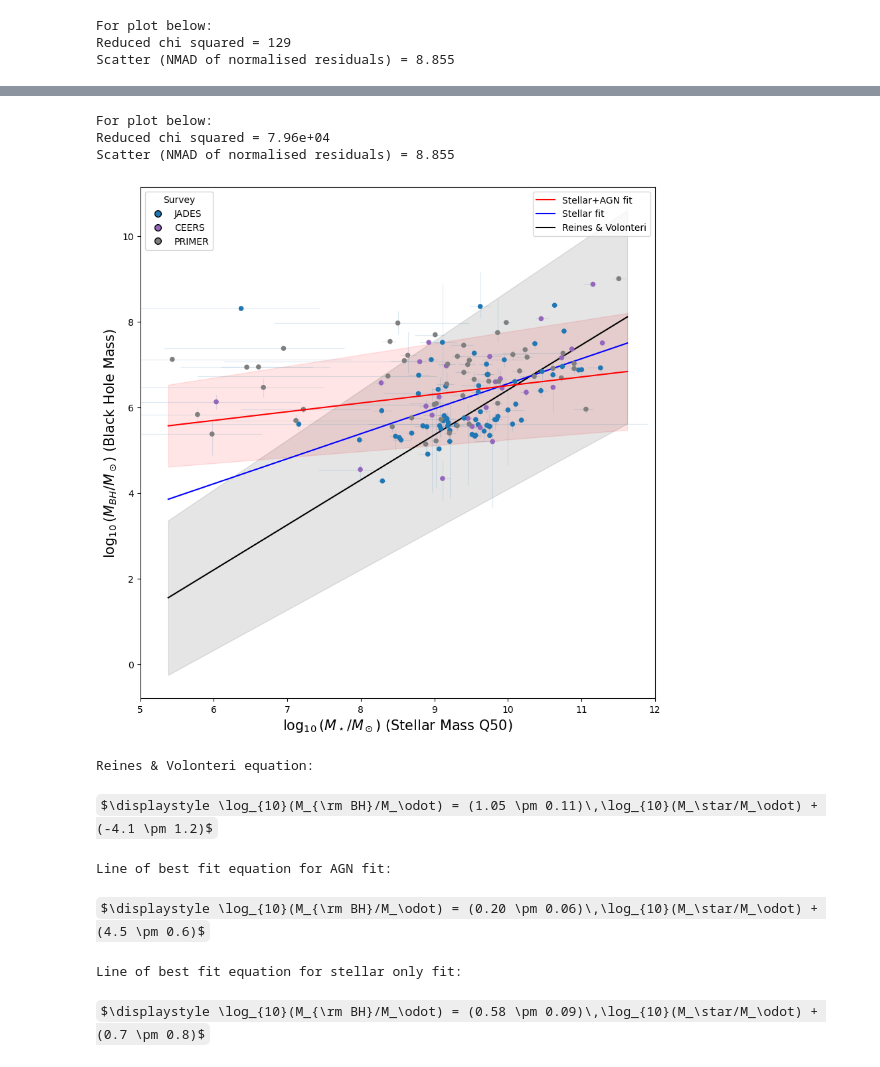
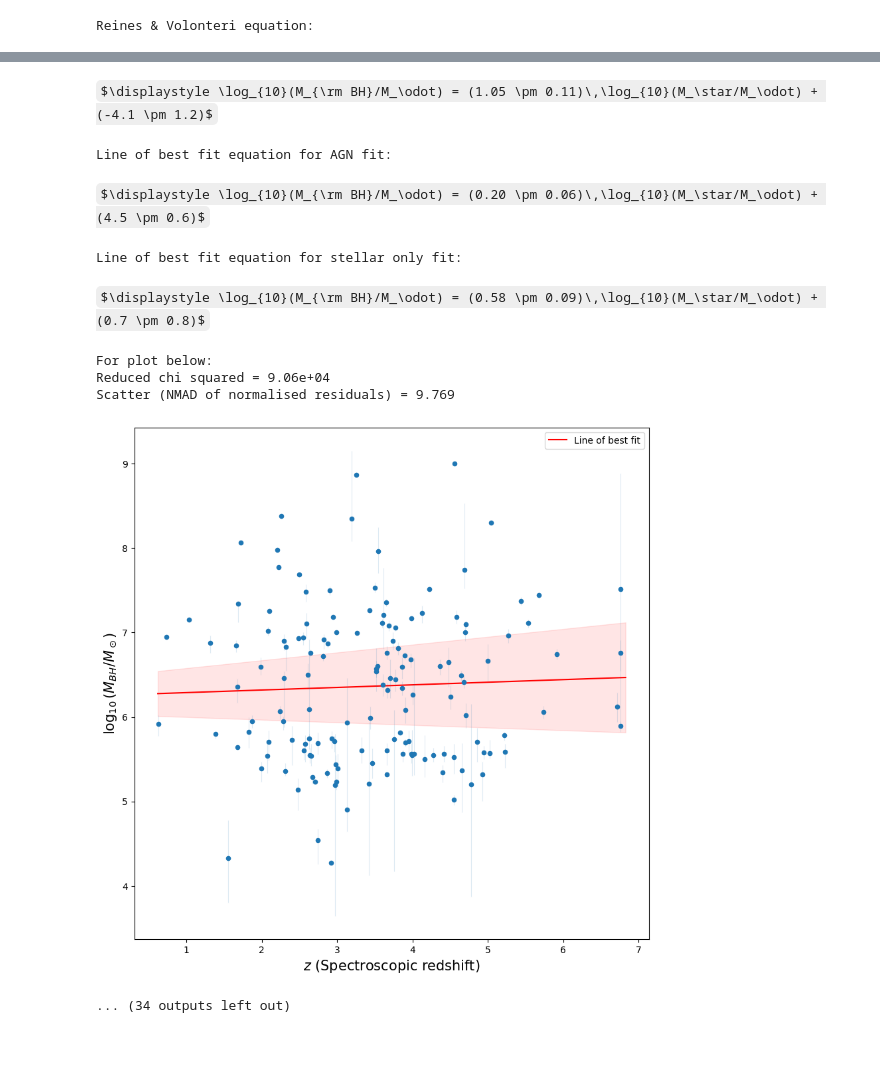
Before and after one commit to a-tg161/Summer_project, a Jupyter notebook: Jupyter_notebooks/Plotting_bh_vs_sm.ipynb, the cells around one changed output, grey strips where cells are left out. Cells and saved outputs as stored; diff of their text form; code cells hidden in the pictures; some formulas as TeX source.

```diff
--- a/Jupyter_notebooks/Plotting_bh_vs_sm.ipynb
+++ b/Jupyter_notebooks/Plotting_bh_vs_sm.ipynb
@@ -670,7 +674,7 @@ def bhm_vs_sm_plot(stellar_table, stellar_AGN_table):
         rf" + ({inter_stellar} \pm {inter_err_stellar})$"
     ))
 # %%
-def plot_against_z(z, y, y_lower_err, y_upper_err, plot_colours, y_label, log, fill):
+def plot_against_z(z, y, y_lower_err, y_upper_err, plot_colours, mask, y_label, log, fill, ax):
     """
     Plots a given y parameter against redshift and fits best line.
     """
@@ -680,7 +684,17 @@ def plot_against_z(z, y, y_lower_err, y_upper_err, plot_colours, y_label, log, f
         y_upper_err = np.log10(y + y_upper_err) - np.log10(y) #log10
         y = np.log10(y) #log10
 
-        y_label = r'$\log_{10}$('+ y_label + ")"
+        y_label = r'$\log_{10}$'+ y_label
+
+    if mask is not None:
+        y = y[mask]
+        y_lower_err = y_lower_err[mask]
+        y_upper_err = y_upper_err[mask]
+        z = z[mask]
+
+    if ax is None:
+
+        fig, ax = plt.subplots(figsize=(10,10))
 
     (ax, z_dummy_data, gradient, gradient_uncertainty, intercept, intercept_uncertainty, weighted_red_chi
      ) = fit_straight_line_and_plot(
@@ -691,7 +705,7 @@ def plot_against_z(z, y, y_lower_err, y_upper_err, plot_colours, y_label, log, f
             y_upper_err=y_upper_err,
             y_lower_err=y_lower_err,
             plot_colours=plot_colours,
-            ax=None,
+            ax=ax,
             plot_points=True,
         )
 
@@ -716,8 +730,8 @@ def plot_against_z(z, y, y_lower_err, y_upper_err, plot_colours, y_label, log, f
     grad, grad_err = format_value_uncertainty(gradient, gradient_uncertainty)
     inter, inter_err = format_value_uncertainty(intercept, intercept_uncertainty)
 
-    print(rf" Gradient = ({grad} \pm {grad_err})")
-    print(rf" Intercept = ({grad} \pm {grad_err})")
+    display(Math(rf" \text{{Gradient}} = ({grad} \pm {grad_err})"))
+    display(Math(rf" \text{{Intercept}} = ({inter} \pm {inter_err})"))
 
     return ax, grad, grad_err, inter, inter_err
 # %%
@@ -768,39 +826,23 @@ def time_evolution(table):
 # %%
 if __name__ == "__main__":
 
-    stellar_only_table = open_csv_table("/nvme/scratch/work/alberttg/Summer_project/Data_inputs/ProSpect_data/photoZ_bc03_snorm_astro_cat.csv")
-    # Contains posterior data from stellar only fit as well as fitted photometry (anything with AGN in the colname has zeros for consistency)
+    stellar_tab = open_fits_table("/nvme/scratch/work/alberttg/Summer_project/Data_products/ProSpect_stellar_only_galaxy_table.fits")
 
-    stellar_AGN_Lbol_prior_table = open_csv_table("/nvme/scratch/work/alberttg/Summer_project/Data_inputs/ProSpect_data/photoZ_bc03_snorm_fritz_lbol_prior_astro_cat.csv")
-    # Contains posterior data from stellar only fit as well as fitted photometry (anything with AGN in the colname has zeros for consistency)
-
-    # stellar_AGN_photom = open_csv_table("/nvme/scratch/work/alberttg/Summer_project/Data_inputs/ProSpect_data/photoZ_bc03_snorm_fritz_fit_photom.csv")
-
-    galaxy_table = open_fits_table("/nvme/scratch/work/alberttg/Summer_project/Ha_and_NII_broad_line_data.fits")
-    galaxy_table.rename_column("SURVEY_ID", "ID")
-    #-----------------------------------------------------------------------------------------------------------------------
+    AGN_tab = open_fits_table("/nvme/scratch/work/alberttg/Summer_project/Data_products/ProSpect_stellar_AGN_galaxy_table.fits")
 
     combined_SED_tables = join(
-        stellar_only_table,
-        stellar_AGN_Lbol_prior_table,
+        stellar_tab,
+        AGN_tab,
         keys="ID",
         table_names=["stellar", "AGN"],
         uniq_col_name="{col_name}_{table_name}",
     )
 
-    stellar_only_and_galaxy_table = join(
-        stellar_only_table,
-        galaxy_table,
-        keys="ID"
-    )
-
-    stellar_AGN_and_galaxy_table = join(
-        stellar_AGN_Lbol_prior_table,
-        galaxy_table,
-        keys="ID"
-    )
-
     plot_stellar_masses(combined_SED_tables)
 
-    bhm_vs_sm_plot(stellar_only_and_galaxy_table, stellar_AGN_and_galaxy_table)
+    bhm_vs_sm_plot(stellar_tab, AGN_tab)
+
+    time_evolution_SED_data(AGN_tab)
+
+    # TODO: time_evolution_morphology(table)
 # %% [output]
@@ -812,3 +866 @@ WARNING: OverflowError converting to FloatType in column SFR100Best, possibly re
-For plot below:
-Reduced chi squared = 129
-Scatter (NMAD of normalised residuals) = 8.855
+Reines & Volonteri equation:
@@ -816,10 +867,10 @@ Scatter (NMAD of normalised residuals) = 8.855
+$\displaystyle \log_{10}(M_{\rm BH}/M_\odot) = (1.05 \pm 0.11)\,\log_{10}(M_\star/M_\odot) + (-4.1 \pm 1.2)$
-For plot below:
-Reduced chi squared = 7.96e+04
-Scatter (NMAD of normalised residuals) = 8.855
+Line of best fit equation for AGN fit:
-[figure]
+$\displaystyle \log_{10}(M_{\rm BH}/M_\odot) = (0.20 \pm 0.06)\,\log_{10}(M_\star/M_\odot) + (4.5 \pm 0.6)$
-Reines & Volonteri equation:
+Line of best fit equation for stellar only fit:
-$\displaystyle \log_{10}(M_{\rm BH}/M_\odot) = (1.05 \pm 0.11)\,\log_{10}(M_\star/M_\odot) + (-4.1 \pm 1.2)$
+$\displaystyle \log_{10}(M_{\rm BH}/M_\odot) = (0.58 \pm 0.09)\,\log_{10}(M_\star/M_\odot) + (0.7 \pm 0.8)$
-Line of best fit equation for AGN fit:
+For plot below:
+Reduced chi squared = 9.06e+04
+Scatter (NMAD of normalised residuals) = 9.769
-$\displaystyle \log_{10}(M_{\rm BH}/M_\odot) = (0.20 \pm 0.06)\,\log_{10}(M_\star/M_\odot) + (4.5 \pm 0.6)$
+[figure, added]
-Line of best fit equation for stellar only fit:
+... (34 outputs left out)
-$\displaystyle \log_{10}(M_{\rm BH}/M_\odot) = (0.58 \pm 0.09)\,\log_{10}(M_\star/M_\odot) + (0.7 \pm 0.8)$
```
Also changed, not shown: parts of 5 cells of this notebook, 8 other files.
